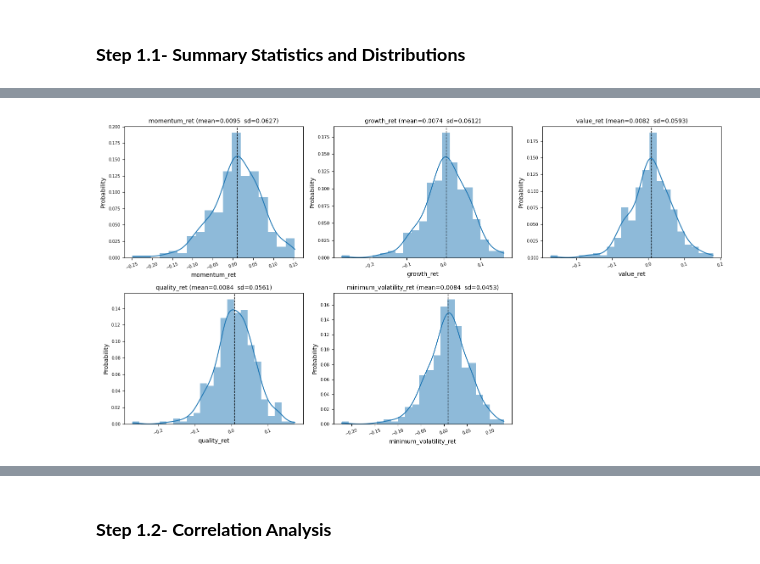
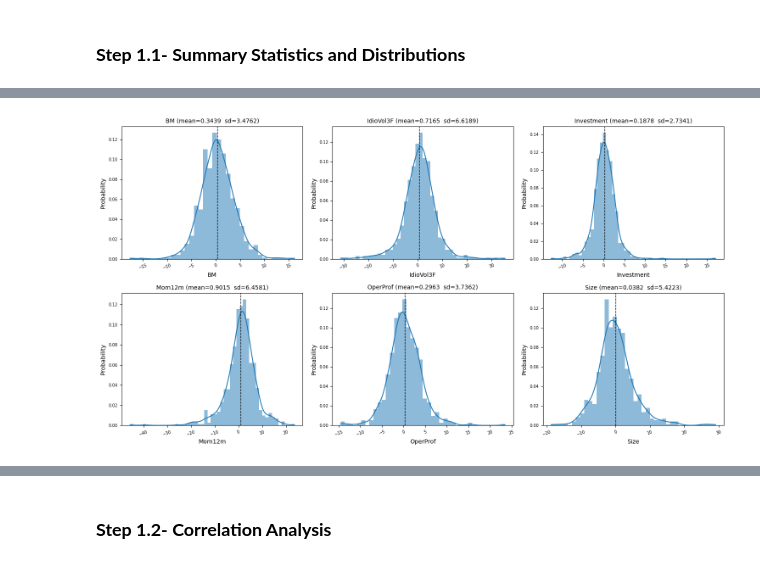
Before and after one commit to dipanshusharma2001/MScFE_WQU_Capstone_Project, a Jupyter notebook: notebooks/CausalFactorInvestingUsingInfluenceDiagram_StudentGroup_11186.ipynb, the cells around one changed output, grey strips where cells are left out. Saved outputs shown, nothing was run; the diff lists cells and outputs as text; code cells hidden in the pictures.

Commit message:
ETL with Open Source Asset Pricing Data Started

```diff
--- a/notebooks/CausalFactorInvestingUsingInfluenceDiagram_StudentGroup_11186.ipynb
+++ b/notebooks/CausalFactorInvestingUsingInfluenceDiagram_StudentGroup_11186.ipynb
@@ -86,0 +37,4 @@ msci_monthly_returns.to_csv(f"{inputs_clean}/msci_em_factor_monthly_returns.csv"
+# %%
+# initializing openap for downloading the dataset
+openap = oap.OpenAP()
+openap.list_port()
@@ -86,0 +54,9 @@ msci_monthly_returns.to_csv(f"{inputs_clean}/msci_em_factor_monthly_returns.csv"
+# %%
+# downloading the selected factors,
+# BM (Book-to-Market), Mom12m (12-month Momentum), Size (Market Equity), OP (Operating Profitability), Investment, IdioVol3F (idiosyncratic volatility residualized vs 3-factor model)
+# using value-weighted quintile portfolios
+factors = ['BM', 'Mom12m', 'Size', 'OperProf', 'Investment', 'IdioVol3F']
+port_name = 'quintiles_vw'
+
+osap_df = openap.dl_port(port_name, 'pandas', factors=factors)
+osap_df.head()
@@ -86,0 +76,8 @@ msci_monthly_returns.to_csv(f"{inputs_clean}/msci_em_factor_monthly_returns.csv"
+# %%
+# filter for LS (long short) port and selected factors
+mask = (osap_df['port'].astype(str).str.upper() == 'LS') & (osap_df['signalname'].isin(factors))
+ls_df = osap_df.loc[mask, ['signalname', 'date', 'ret']].copy()
+
+# pivot to wide: index=date, columns=signalname, values=ret
+osap_factor_returns = ls_df.pivot(index='date', columns='signalname', values='ret')
+osap_factor_returns.head()
@@ -86,0 +92,8 @@ msci_monthly_returns.to_csv(f"{inputs_clean}/msci_em_factor_monthly_returns.csv"
+# %%
+# filtering the common period from where all factor return data is available
+start_date = osap_factor_returns.dropna().index.min()
+end_date = osap_factor_returns.dropna().index.max()
+print("Common period with all factor returns available:", start_date, "to", end_date)
+
+osap_factor_returns = osap_factor_returns.loc[start_date:end_date]
+osap_factor_returns.head()
@@ -109,31 +163,31 @@ display(msci_returns_summary_stats)
 # %%
 # plotting combined grid: histograms + KDE line for all factors monthly returns series
-cols = msci_monthly_returns.columns.tolist()
+cols = osap_factor_returns.columns.tolist()
 n, ncols = len(cols), 3
 nrows = int(np.ceil(n / ncols))
 
 fig, axes = plt.subplots(nrows, ncols, figsize=(5*ncols, 4*nrows))
 axes = axes.flatten()
 
 for i, col in enumerate(cols):
     ax = axes[i]
-    data = msci_monthly_returns[col].dropna()
+    data = osap_factor_returns[col]
     if len(data) == 0:
         ax.set_visible(False)
         continue
     sns.histplot(data, kde=True, ax=ax, stat="probability", edgecolor=None)
     ax.set_title(f"{col} (mean={data.mean():.4f}  sd={data.std():.4f})", fontsize=10)
     ax.axvline(data.mean(), color='k', linestyle='--', linewidth=1)
     ax.tick_params(axis='x', rotation=20)
     ax.tick_params(labelsize=7)
 
 # turning off any extra axes
 for j in range(i+1, len(axes)):
     axes[j].axis('off')
 
 plt.tight_layout()
-grid_png = os.path.join(outputs_eda, "msci_returns_distributions_grid.png")
+grid_png = os.path.join(outputs_eda, "osap_factor_returns_distributions_grid.png")
 fig.savefig(grid_png, dpi=300, bbox_inches='tight')
 plt.show()
 # %% [output]
-[figure, old version]
+[figure, new version]
```
Also changed, not shown: parts of 13 cells of this notebook, 6 other files.
